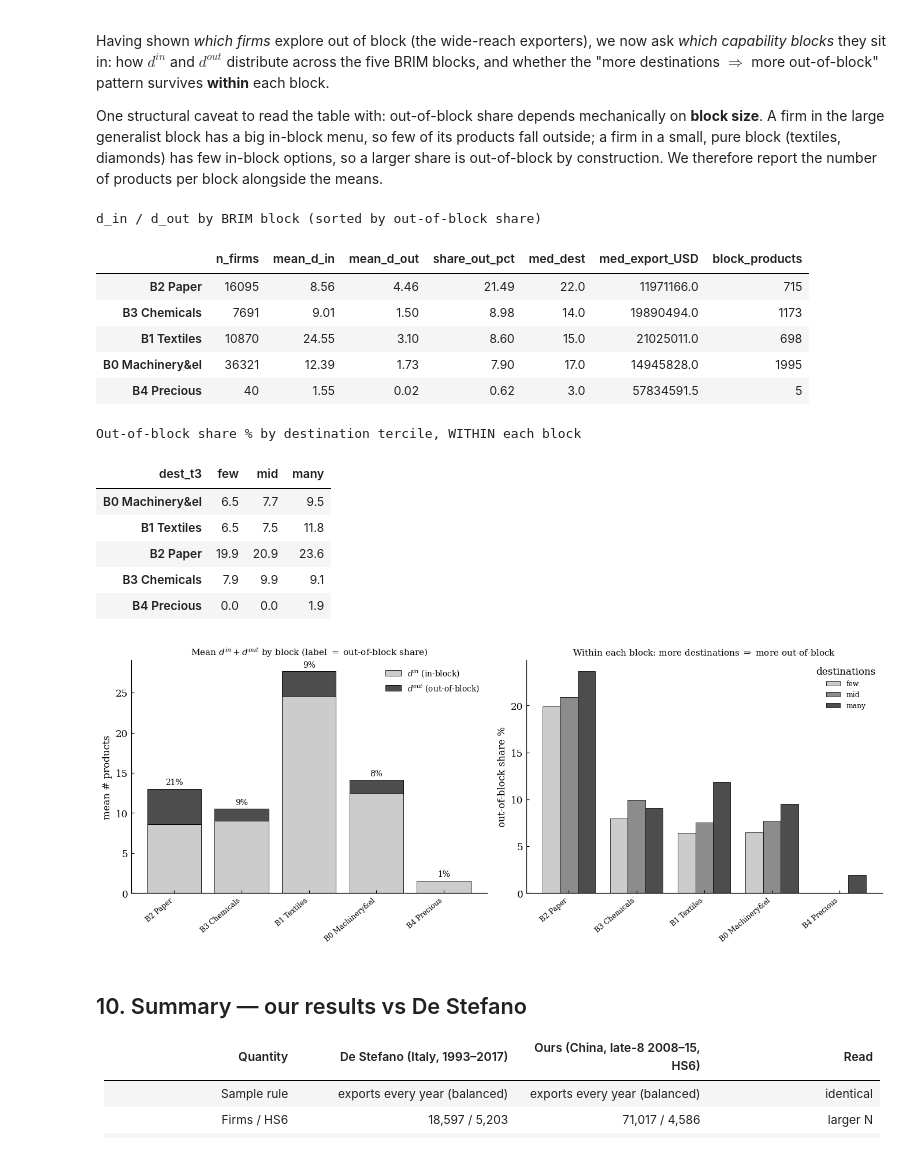
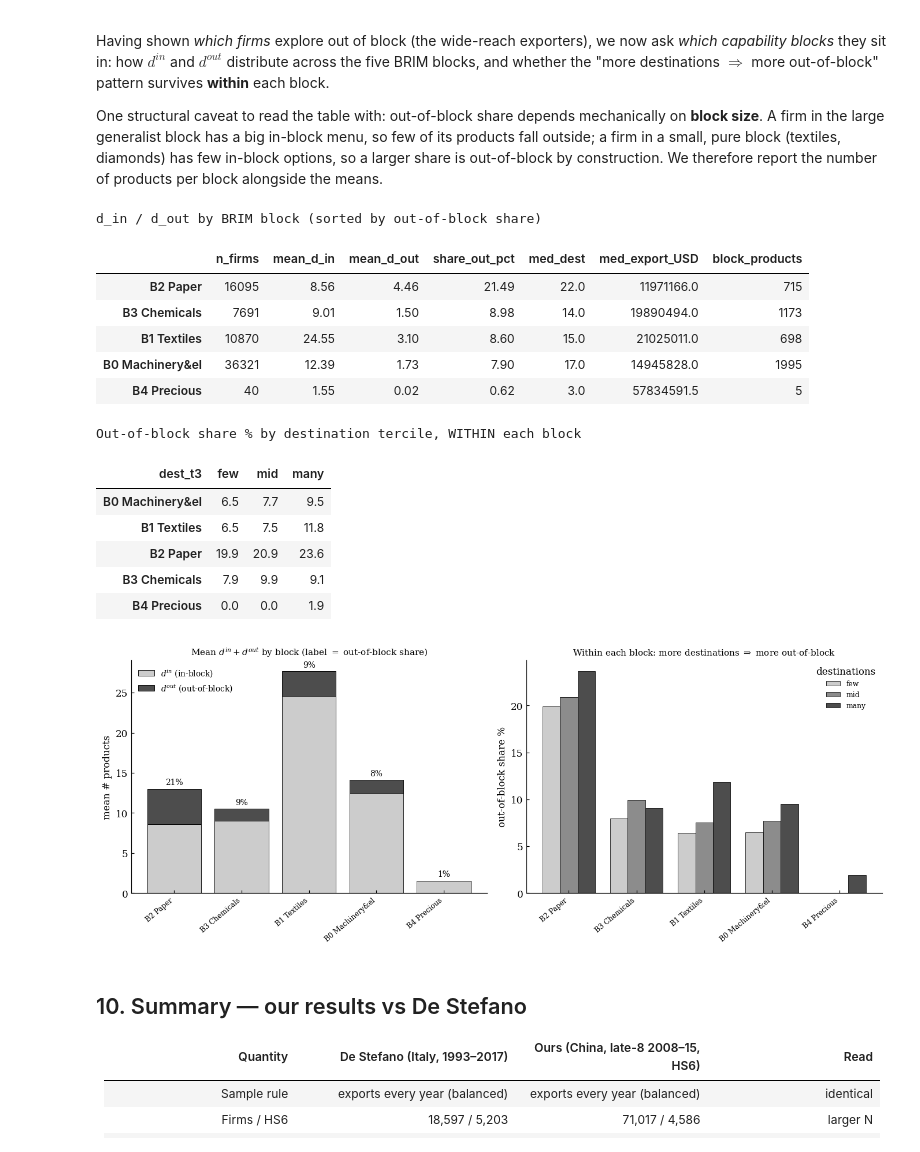
Before and after one commit to giovannimaran/claude-code-my-workflow, a Jupyter notebook: notebooks/destefano_replication_late8_hs6.ipynb, the cells around one changed output. Drawn from its saved outputs; the diff is of its cells as text; code cells hidden in the pictures.

```diff
--- a/notebooks/destefano_replication_late8_hs6.ipynb
+++ b/notebooks/destefano_replication_late8_hs6.ipynb
@@ -876,36 +876,36 @@ ax[0].bar(x, dout_b, bottom=din_b, color="0.30", edgecolor="black", lw=.6, label
 for i in x:
     ax[0].text(i, din_b[i] + dout_b[i] + 0.5, f"{sh_b[i]:.0f}%", ha="center", fontsize=9)
 ax[0].set_xticks(x); ax[0].set_xticklabels(order, rotation=40, ha="right", fontsize=8)
-ax[0].set_ylabel("mean # products"); ax[0].legend(loc="upper right", fontsize=9)
+ax[0].set_ylabel("mean # products"); ax[0].legend(loc="upper left", fontsize=9)
 ax[0].set_title("Mean $d^{in}+d^{out}$ by block (label $=$ out-of-block share)", fontsize=10)
 
 # (b) within-block destination gradient as grouped bars (consistent bar vocabulary, grey gradient)
 wbo = wb.loc[order].reindex(columns=["few", "mid", "many"])
 greys = ["0.80", "0.55", "0.30"]; bw = 0.26; xb = np.arange(len(order))
 for j, t in enumerate(["few", "mid", "many"]):
     ax[1].bar(xb + (j - 1) * bw, wbo[t].values, width=bw, color=greys[j],
               edgecolor="black", lw=.5, label=t)
 ax[1].set_xticks(xb); ax[1].set_xticklabels(order, rotation=40, ha="right", fontsize=8)
 ax[1].set_ylabel("out-of-block share %")
 ax[1].legend(title="destinations", fontsize=8)
 ax[1].set_title("Within each block: more destinations $\\Rightarrow$ more out-of-block", fontsize=10)
 plt.tight_layout(); save_fig(fig, "ds_fig8_blocks"); plt.show()
 # %% [output]
 d_in / d_out by BRIM block (sorted by out-of-block share)
 |  | n_firms | mean_d_in | mean_d_out | share_out_pct | med_dest | med_export_USD | block_products |
 | B2 Paper | 16095 | 8.56 | 4.46 | 21.49 | 22.0 | 11971166.0 | 715 |
 | B3 Chemicals | 7691 | 9.01 | 1.50 | 8.98 | 14.0 | 19890494.0 | 1173 |
 | B1 Textiles | 10870 | 24.55 | 3.10 | 8.60 | 15.0 | 21025011.0 | 698 |
 | B0 Machinery&el | 36321 | 12.39 | 1.73 | 7.90 | 17.0 | 14945828.0 | 1995 |
 | B4 Precious | 40 | 1.55 | 0.02 | 0.62 | 3.0 | 57834591.5 | 5 |
 Out-of-block share % by destination tercile, WITHIN each block
 | dest_t3 | few | mid | many |
 | B0 Machinery&el | 6.5 | 7.7 | 9.5 |
 | B1 Textiles | 6.5 | 7.5 | 11.8 |
 | B2 Paper | 19.9 | 20.9 | 23.6 |
 | B3 Chemicals | 7.9 | 9.9 | 9.1 |
 | B4 Precious | 0.0 | 0.0 | 1.9 |
-[figure, old version]
+[figure, new version]
 # %% [markdown]
 ## 10. Summary — our results vs De Stefano
 
```
Also changed, not shown: parts of 2 cells of this notebook, 16 other files.
